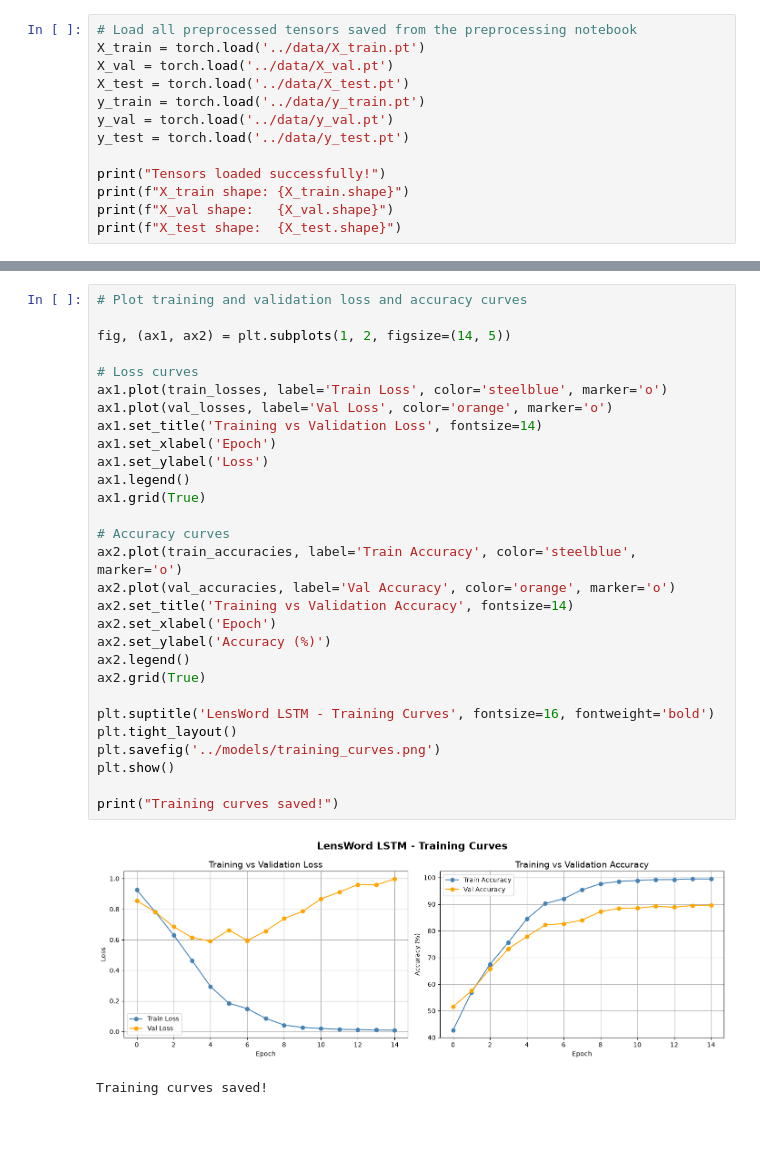
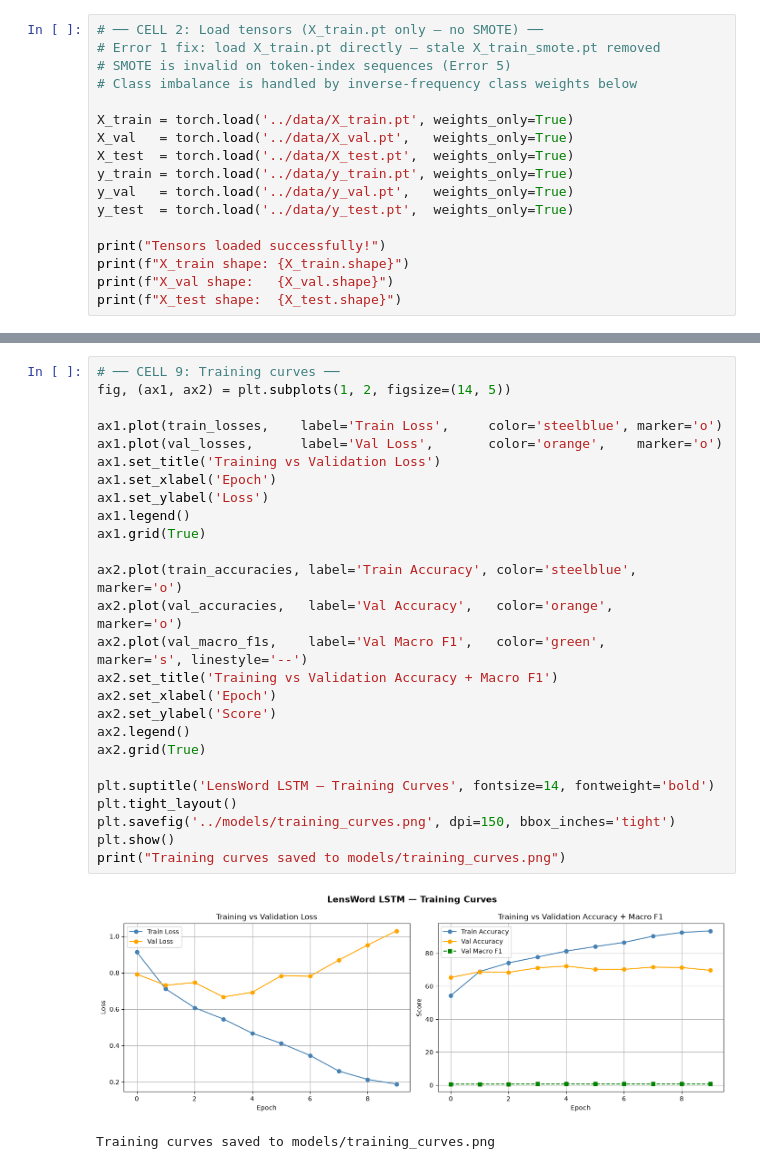
Before and after one commit to BettyG-ship-it/lensword, a Jupyter notebook: notebooks/03_model_training_lensword.ipynb, the cells around one changed output, grey strips where cells are left out. Saved outputs shown, nothing was run; the diff lists cells and outputs as text; blank space fills up the shorter version.

```diff
--- a/notebooks/03_model_training_lensword.ipynb
+++ b/notebooks/03_model_training_lensword.ipynb
@@ -66,11 +45,15 @@ Old model and curves backed up!
 # %%
-# Load all preprocessed tensors saved from the preprocessing notebook
-X_train = torch.load('../data/X_train.pt')
-X_val = torch.load('../data/X_val.pt')
-X_test = torch.load('../data/X_test.pt')
-y_train = torch.load('../data/y_train.pt')
-y_val = torch.load('../data/y_val.pt')
-y_test = torch.load('../data/y_test.pt')
+# ── CELL 2: Load tensors (X_train.pt only — no SMOTE) ──
+# Error 1 fix: load X_train.pt directly — stale X_train_smote.pt removed
+# SMOTE is invalid on token-index sequences (Error 5)
+# Class imbalance is handled by inverse-frequency class weights below
+
+X_train = torch.load('../data/X_train.pt', weights_only=True)
+X_val   = torch.load('../data/X_val.pt',   weights_only=True)
+X_test  = torch.load('../data/X_test.pt',  weights_only=True)
+y_train = torch.load('../data/y_train.pt', weights_only=True)
+y_val   = torch.load('../data/y_val.pt',   weights_only=True)
+y_test  = torch.load('../data/y_test.pt',  weights_only=True)
 
 print("Tensors loaded successfully!")
 print(f"X_train shape: {X_train.shape}")
@@ -374,32 +294,29 @@ Training complete! Best Validation Accuracy: 89.61%
 # %%
-# Plot training and validation loss and accuracy curves
-
+# ── CELL 9: Training curves ──
 fig, (ax1, ax2) = plt.subplots(1, 2, figsize=(14, 5))
 
-# Loss curves
-ax1.plot(train_losses, label='Train Loss', color='steelblue', marker='o')
-ax1.plot(val_losses, label='Val Loss', color='orange', marker='o')
-ax1.set_title('Training vs Validation Loss', fontsize=14)
+ax1.plot(train_losses,    label='Train Loss',     color='steelblue', marker='o')
+ax1.plot(val_losses,      label='Val Loss',       color='orange',    marker='o')
+ax1.set_title('Training vs Validation Loss')
 ax1.set_xlabel('Epoch')
 ax1.set_ylabel('Loss')
 ax1.legend()
 ax1.grid(True)
 
-# Accuracy curves
 ax2.plot(train_accuracies, label='Train Accuracy', color='steelblue', marker='o')
-ax2.plot(val_accuracies, label='Val Accuracy', color='orange', marker='o')
-ax2.set_title('Training vs Validation Accuracy', fontsize=14)
+ax2.plot(val_accuracies,   label='Val Accuracy',   color='orange',    marker='o')
+ax2.plot(val_macro_f1s,    label='Val Macro F1',   color='green',     marker='s', linestyle='--')
+ax2.set_title('Training vs Validation Accuracy + Macro F1')
 ax2.set_xlabel('Epoch')
-ax2.set_ylabel('Accuracy (%)')
+ax2.set_ylabel('Score')
 ax2.legend()
 ax2.grid(True)
 
-plt.suptitle('LensWord LSTM - Training Curves', fontsize=16, fontweight='bold')
+plt.suptitle('LensWord LSTM — Training Curves', fontsize=14, fontweight='bold')
 plt.tight_layout()
-plt.savefig('../models/training_curves.png')
+plt.savefig('../models/training_curves.png', dpi=150, bbox_inches='tight')
 plt.show()
-
-print("Training curves saved!")
+print("Training curves saved to models/training_curves.png")
 # %% [output]
-[figure, old version]
+[figure, new version]
-Training curves saved!
+Training curves saved to models/training_curves.png
```
Also changed, not shown: parts of 25 cells of this notebook, 4 other files.
